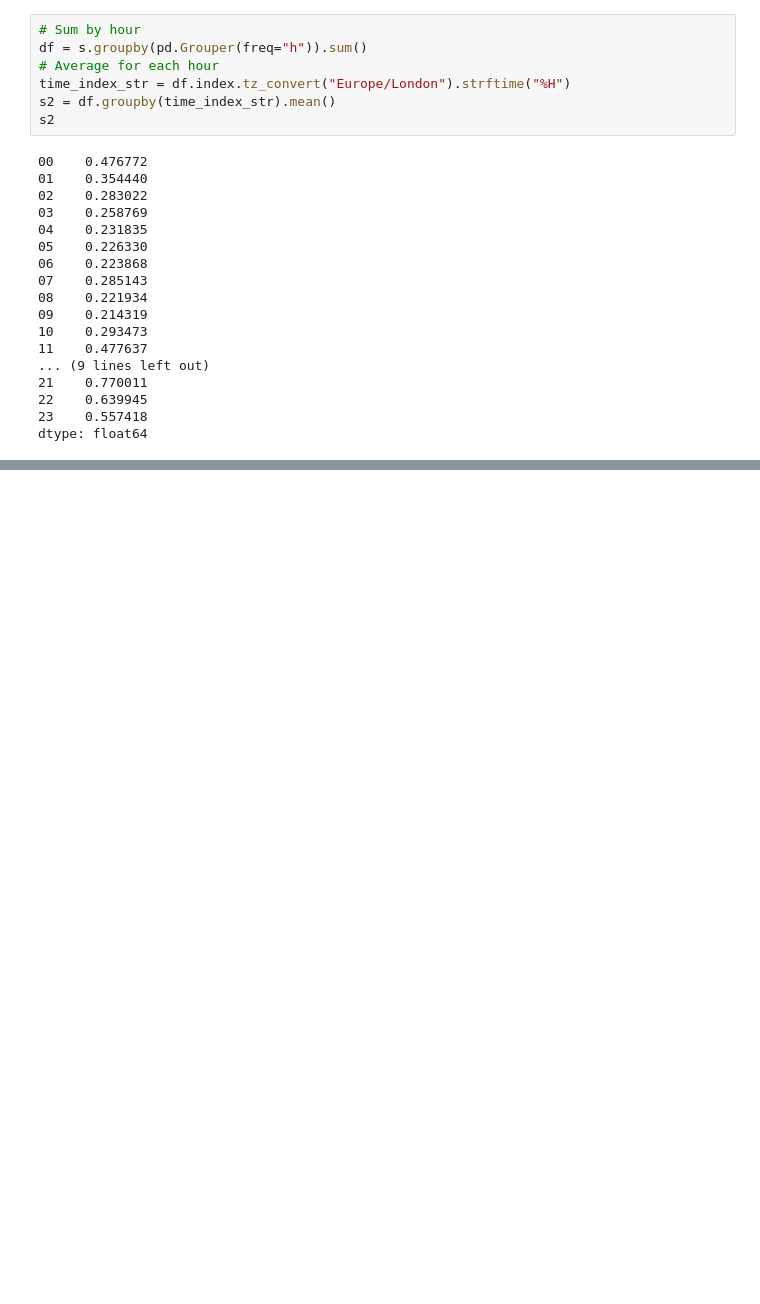
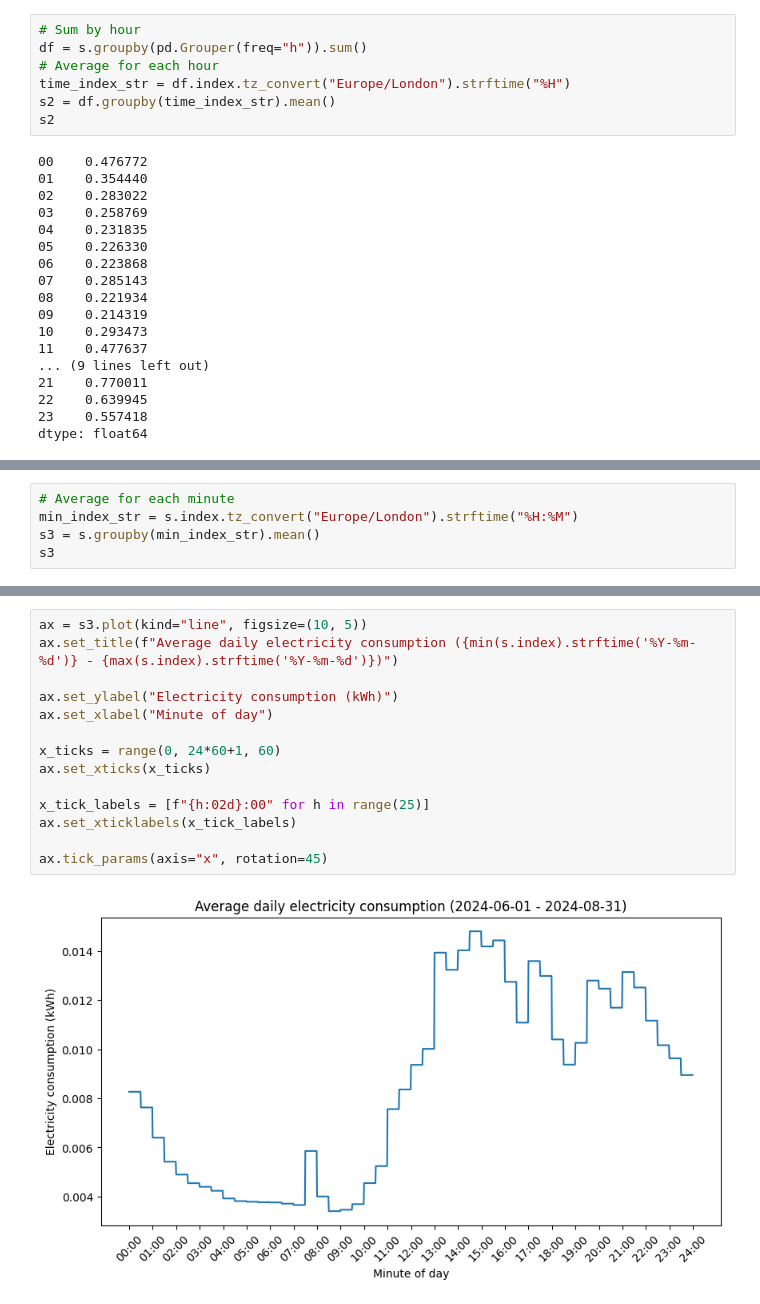
Before and after one commit to incognitojam/energy, a Jupyter notebook: tariffs.ipynb, the cells around one changed output, grey strips where cells are left out. Cells and saved outputs as stored; diff of their text form; blank space fills up the shorter version.

```diff
--- a/tariffs.ipynb
+++ b/tariffs.ipynb
@@ -134,0 +160,5 @@ ax.tick_params(axis="x", rotation=45)
+# %%
+# Average for each minute
+min_index_str = s.index.tz_convert("Europe/London").strftime("%H:%M")
+s3 = s.groupby(min_index_str).mean()
+s3
@@ -134,0 +178,16 @@ ax.tick_params(axis="x", rotation=45)
+# %%
+ax = s3.plot(kind="line", figsize=(10, 5))
+ax.set_title(f"Average daily electricity consumption ({min(s.index).strftime('%Y-%m-%d')} - {max(s.index).strftime('%Y-%m-%d')})")
+
+ax.set_ylabel("Electricity consumption (kWh)")
+ax.set_xlabel("Minute of day")
+
+x_ticks = range(0, 24*60+1, 60)
+ax.set_xticks(x_ticks)
+
+x_tick_labels = [f"{h:02d}:00" for h in range(25)]
+ax.set_xticklabels(x_tick_labels)
+
+ax.tick_params(axis="x", rotation=45)
+# %% [output]
+[figure, added]
```
Also changed, not shown: parts of 6 cells of this notebook.
